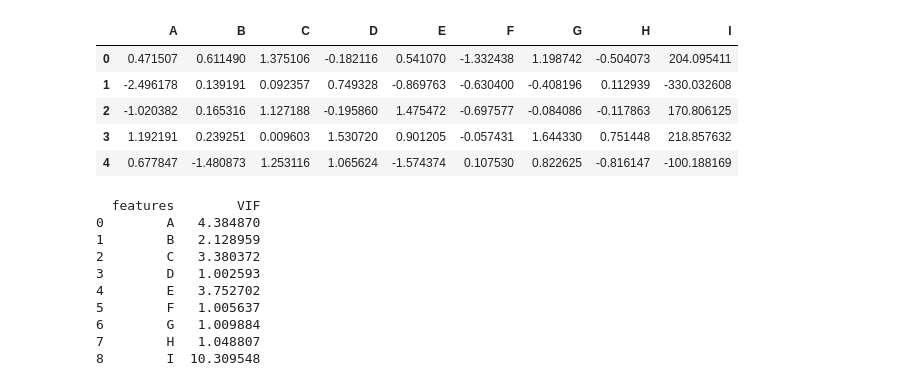
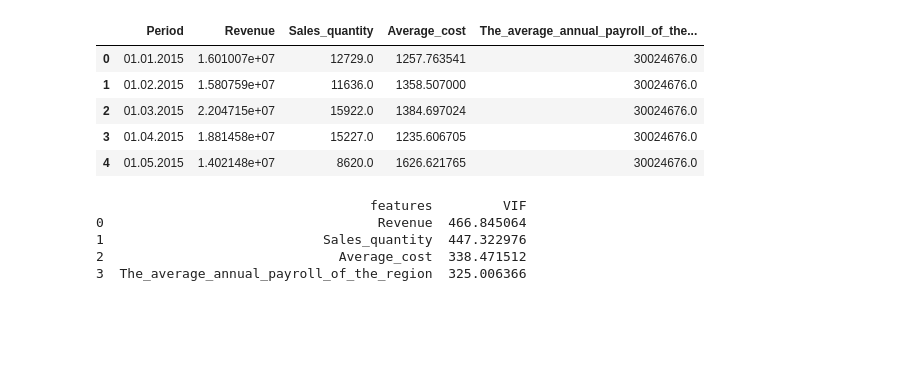
Before and after one commit to cecinuga/MarketAI, a Jupyter notebook: Models/OrderAiTensorflow.ipynb, the cells around one changed output. Cells and saved outputs as stored; diff of their text form; code cells hidden in the pictures; blank space fills up the shorter version.

```diff
--- a/Models/OrderAiTensorflow.ipynb
+++ b/Models/OrderAiTensorflow.ipynb
@@ -82,54 +87,58 @@ def make_dataset(X_data,y_data,k):
     return tf.data.Dataset.from_generator(gen, (tf.double,tf.double,tf.double,tf.double,tf.double,tf.double))
 # %%
 california = fetch_california_housing()
+clima_train = pd.read_csv('../data/datasets/DailyDelhiClimateTrain.csv')
+clima_test = pd.read_csv('../data/datasets/DailyDelhiClimateTest.csv')
+elettricity = pd.read_csv('../data/datasets//PRICE_AND_DEMAND.csv')
 stock = pd.read_csv('../data/datasets/yahoo_stock.csv')
 air = pd.read_csv('../data/datasets/AirQualityUCI.csv')
+month = pd.read_csv('../data/datasets/Month_Value_1.csv')
 housing_train = pd.read_csv("../data/datasets/boston_train.csv")
 housing_test = pd.read_csv("../data/datasets/boston_test.csv")
 housing = pd.concat([housing_train, housing_test])
 total_columns=["A", "B", "C", "D", "E", "F", "G", "H", "I", "J", "K", "L", "M", "N", "O", "P", "Q", "R", "S", "T", "U", "V", "W", "X", "Y", "Z"]
 os.environ['TF_CPP_MIN_LOG_LEVEL'] = '3'
 k = 2
-epochs = 600
+epochs = 800
 lr = 0.01
 batch_size = 200
 
 #X_train_b, X_test_b, y_train_b, y_test_b = train_test_split(housing.data, housing.target, test_size=0.98, random_state=2)
-XR, yR = make_regression(n_samples=2000, n_features=8, n_informative=5, noise=50, random_state=4)
+XR, yR = make_regression(n_samples=1000, n_features=2, n_informative=5, noise=50, random_state=5)
 X_train2, X_test2, y_train2, y_test2 = train_test_split(XR, yR, test_size=0.20, random_state=2)
 columns = ["{0}".format(total_columns[i]) for i in range(XR.shape[1]+1)]
 dataframe = pd.DataFrame(np.concatenate([XR, np.reshape(yR, [-1, 1])], axis=1), columns=columns)
-#dataframe = pd.DataFrame(housing)
-
+dataframe = pd.DataFrame(month)
+#dataframe.drop(["REGION", "PERIODTYPE"], inplace=True, axis=1)
 dataframe.head()
 # %% [output]
-|  | A | B | C | D | E | F | G | H | I |
-| 0 | 0.471507 | 0.611490 | 1.375106 | -0.182116 | 0.541070 | -1.332438 | 1.198742 | -0.504073 | 204.095411 |
-| 1 | -2.496178 | 0.139191 | 0.092357 | 0.749328 | -0.869763 | -0.630400 | -0.408196 | 0.112939 | -330.032608 |
-| 2 | -1.020382 | 0.165316 | 1.127188 | -0.195860 | 1.475472 | -0.697577 | -0.084086 | -0.117863 | 170.806125 |
-| 3 | 1.192191 | 0.239251 | 0.009603 | 1.530720 | 0.901205 | -0.057431 | 1.644330 | 0.751448 | 218.857632 |
-| 4 | 0.677847 | -1.480873 | 1.253116 | 1.065624 | -1.574374 | 0.107530 | 0.822625 | -0.816147 | -100.188169 |
+|  | Period | Revenue | Sales_quantity | Average_cost | The_average_annual_payroll_of_the... |
+| 0 | 01.01.2015 | 1.601007e+07 | 12729.0 | 1257.763541 | 30024676.0 |
+| 1 | 01.02.2015 | 1.580759e+07 | 11636.0 | 1358.507000 | 30024676.0 |
+| 2 | 01.03.2015 | 2.204715e+07 | 15922.0 | 1384.697024 | 30024676.0 |
+| 3 | 01.04.2015 | 1.881458e+07 | 15227.0 | 1235.606705 | 30024676.0 |
+| 4 | 01.05.2015 | 1.402148e+07 | 8620.0 | 1626.621765 | 30024676.0 |
 # %%
-Y = dataframe['I']
-#S = dataframe['Date']
-X = dataframe.drop(['I'], axis=1)
+dataframe = fill_dataset(dataframe)
+Y = dataframe['The_average_annual_payroll_of_the_region']
+S = dataframe['Period']
+X = dataframe.drop(['Period', 'The_average_annual_payroll_of_the_region'], axis=1)
 
+#X = dataframe.drop("C", axis=1)
+#Y = dataframe["C"]
+dataframe.drop('Period', inplace=True, axis=1 )
 data = make_dataset(X, Y.values.reshape(Y.shape[0], 1), k)
 vif_data = pd.DataFrame()
 vif_data["features"] = dataframe.columns
 vif_data["VIF"] = [variance_inflation_factor(dataframe.values, i) for i in range(len(dataframe.columns))]
 print(vif_data)
+dataframe.drop(['The_average_annual_payroll_of_the_region'], inplace=True, axis=1)
 # %% [output]
-  features        VIF
-0        A   4.384870
-1        B   2.128959
-2        C   3.380372
-3        D   1.002593
-4        E   3.752702
-5        F   1.005637
-6        G   1.009884
-7        H   1.048807
-8        I  10.309548
+                                   features         VIF
+0                                   Revenue  466.845064
+1                            Sales_quantity  447.322976
+2                              Average_cost  338.471512
+3  The_average_annual_payroll_of_the_region  325.006366
 # %%
 fig, ax = plt.subplots(figsize=(10,10))
 ax = sns.heatmap(dataframe.corr(), cmap = 'RdGy', annot=True, square=True)
```
Also changed, not shown: parts of 6 cells of this notebook, 7 other files.
